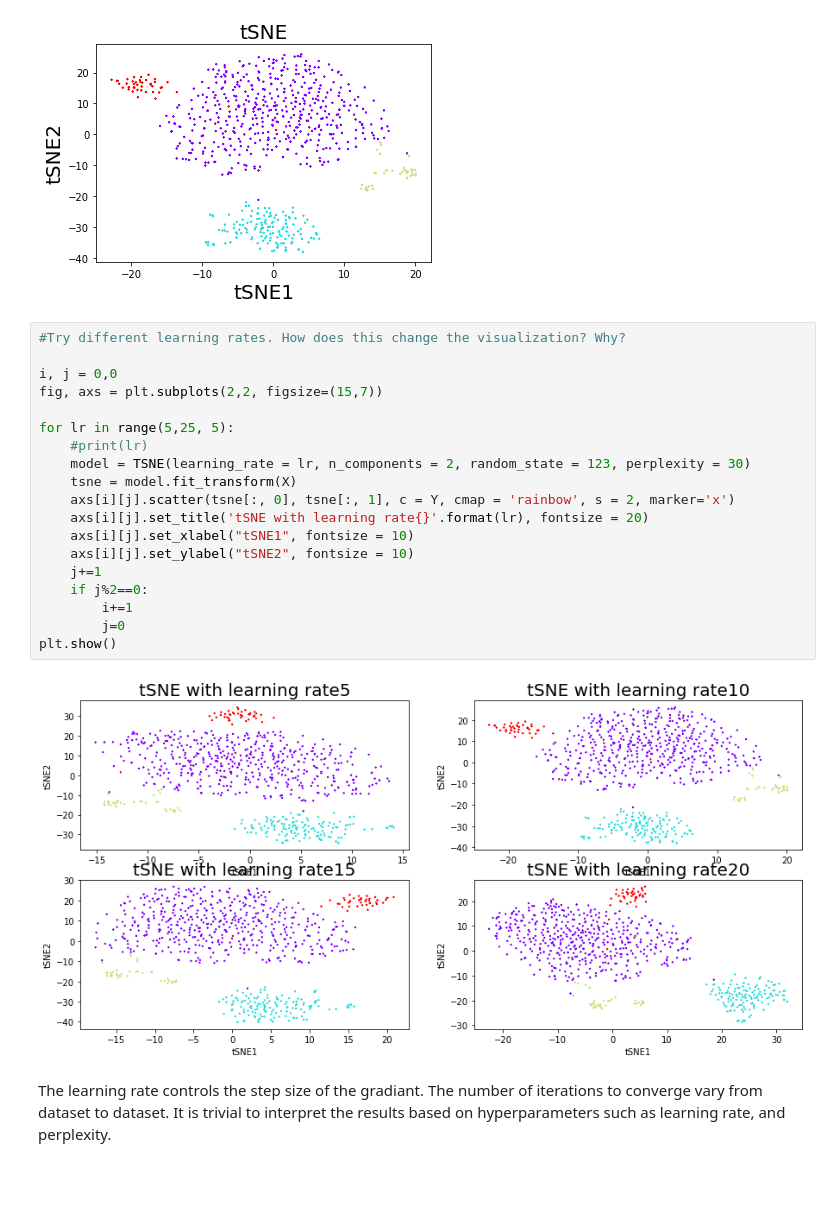
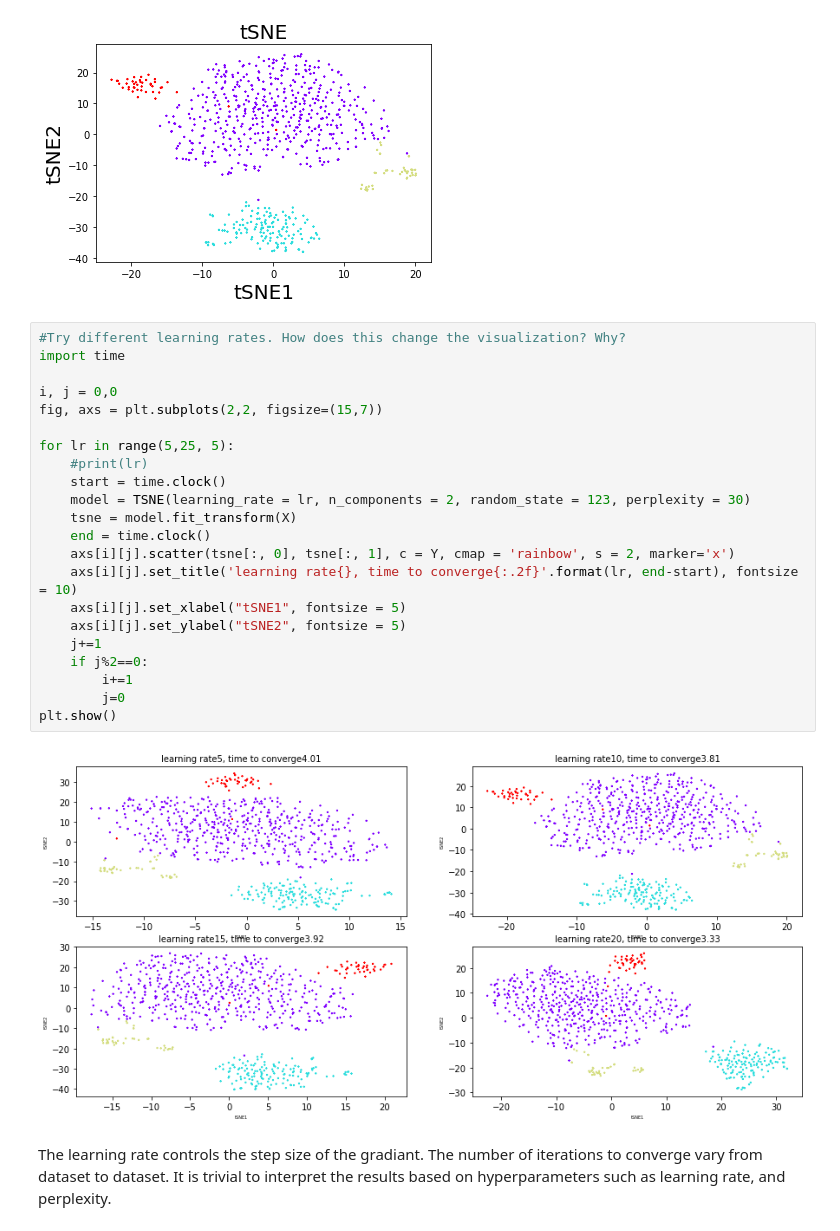
Before and after one commit to KalleSep/CBM2-project, a Jupyter notebook: breast_cancer_subtype_classifcication.ipynb, the cells around one changed output. Cells and saved outputs as stored; diff of their text form; blank space fills up the shorter version.

```diff
--- a/breast_cancer_subtype_classifcication.ipynb
+++ b/breast_cancer_subtype_classifcication.ipynb
@@ -247,24 +247,27 @@ Text(0, 0.5, 'tSNE2')
 [figure]
 # %%
 #Try different learning rates. How does this change the visualization? Why?
+import time
 
 i, j = 0,0
 fig, axs = plt.subplots(2,2, figsize=(15,7))
 
 for lr in range(5,25, 5):
     #print(lr)
+    start = time.clock()
     model = TSNE(learning_rate = lr, n_components = 2, random_state = 123, perplexity = 30)
     tsne = model.fit_transform(X)
+    end = time.clock()
     axs[i][j].scatter(tsne[:, 0], tsne[:, 1], c = Y, cmap = 'rainbow', s = 2, marker='x')
-    axs[i][j].set_title('tSNE with learning rate{}'.format(lr), fontsize = 20)
-    axs[i][j].set_xlabel("tSNE1", fontsize = 10)
-    axs[i][j].set_ylabel("tSNE2", fontsize = 10)
+    axs[i][j].set_title('learning rate{}, time to converge{:.2f}'.format(lr, end-start), fontsize = 10)
+    axs[i][j].set_xlabel("tSNE1", fontsize = 5)
+    axs[i][j].set_ylabel("tSNE2", fontsize = 5)
     j+=1
     if j%2==0:
         i+=1
         j=0
 plt.show()
 # %% [output]
-[figure, old version]
+[figure, new version]
 # %% [markdown]
 The learning rate controls the step size of the gradiant. The number of iterations to converge vary from dataset to dataset. It is trivial to interpret the results based on hyperparameters such as learning rate, and perplexity.
```
Also changed, not shown: parts of 6 cells of this notebook.
